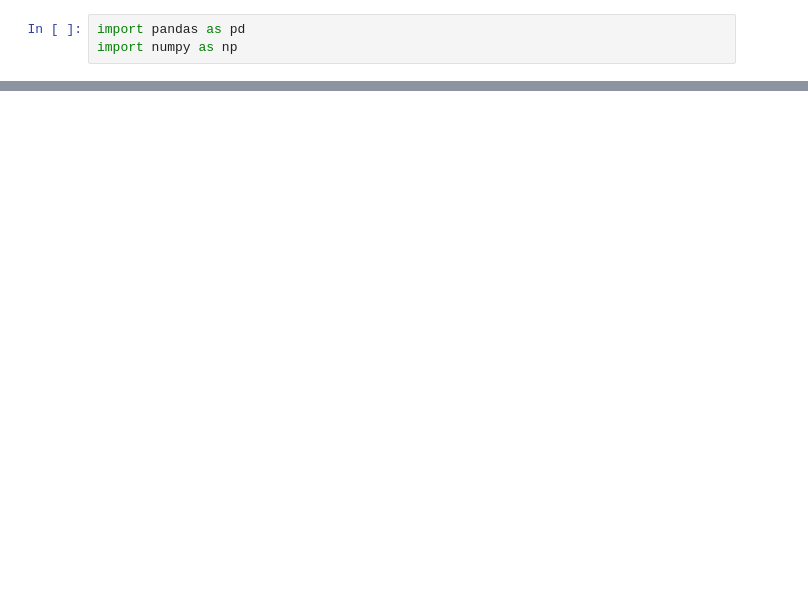
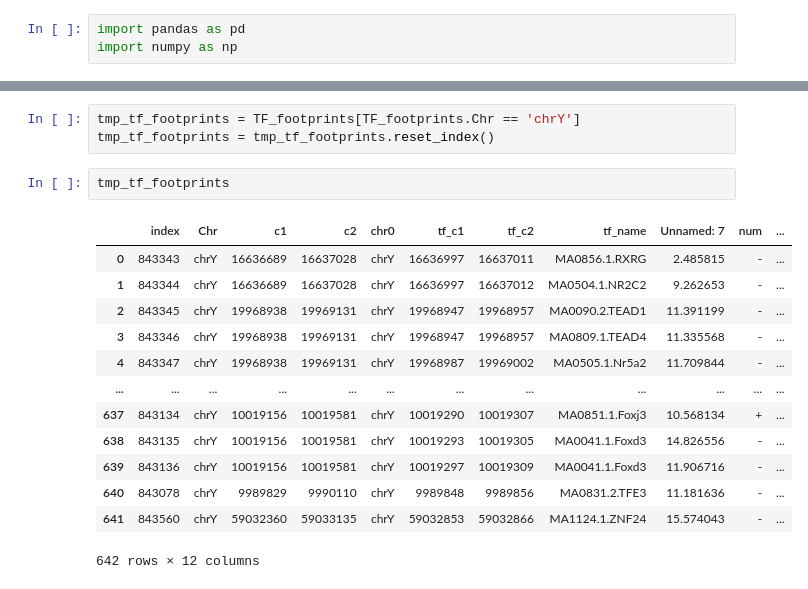
Before and after one commit to sermare/TF_footprints, a Jupyter notebook: tf_matchup.ipynb, the cells around one changed output, grey strips where cells are left out. Drawn from its saved outputs; the diff is of its cells as text; blank space fills up the shorter version.

```diff
--- a/tf_matchup.ipynb
+++ b/tf_matchup.ipynb
@@ -37,0 +60,19 @@ Modules
+# %%
+tmp_tf_footprints = TF_footprints[TF_footprints.Chr == 'chrY']
+tmp_tf_footprints = tmp_tf_footprints.reset_index()
+# %%
+tmp_tf_footprints
+# %% [output]
+|  | index | Chr | c1 | c2 | chr0 | tf_c1 | tf_c2 | tf_name | Unnamed: 7 | num | ... |
+| 0 | 843343 | chrY | 16636689 | 16637028 | chrY | 16636997 | 16637011 | MA0856.1.RXRG | 2.485815 | - | ... |
+| 1 | 843344 | chrY | 16636689 | 16637028 | chrY | 16636997 | 16637012 | MA0504.1.NR2C2 | 9.262653 | - | ... |
+| 2 | 843345 | chrY | 19968938 | 19969131 | chrY | 19968947 | 19968957 | MA0090.2.TEAD1 | 11.391199 | - | ... |
+| 3 | 843346 | chrY | 19968938 | 19969131 | chrY | 19968947 | 19968957 | MA0809.1.TEAD4 | 11.335568 | - | ... |
+| 4 | 843347 | chrY | 19968938 | 19969131 | chrY | 19968987 | 19969002 | MA0505.1.Nr5a2 | 11.709844 | - | ... |
+| ... | ... | ... | ... | ... | ... | ... | ... | ... | ... | ... | ... |
+| 637 | 843134 | chrY | 10019156 | 10019581 | chrY | 10019290 | 10019307 | MA0851.1.Foxj3 | 10.568134 | + | ... |
+| 638 | 843135 | chrY | 10019156 | 10019581 | chrY | 10019293 | 10019305 | MA0041.1.Foxd3 | 14.826556 | - | ... |
+| 639 | 843136 | chrY | 10019156 | 10019581 | chrY | 10019297 | 10019309 | MA0041.1.Foxd3 | 11.906716 | - | ... |
+| 640 | 843078 | chrY | 9989829 | 9990110 | chrY | 9989848 | 9989856 | MA0831.2.TFE3 | 11.181636 | - | ... |
+| 641 | 843560 | chrY | 59032360 | 59033135 | chrY | 59032853 | 59032866 | MA1124.1.ZNF24 | 15.574043 | - | ... |
+642 rows × 12 columns
```
Also changed, not shown: parts of 21 cells of this notebook, 11 other files.
